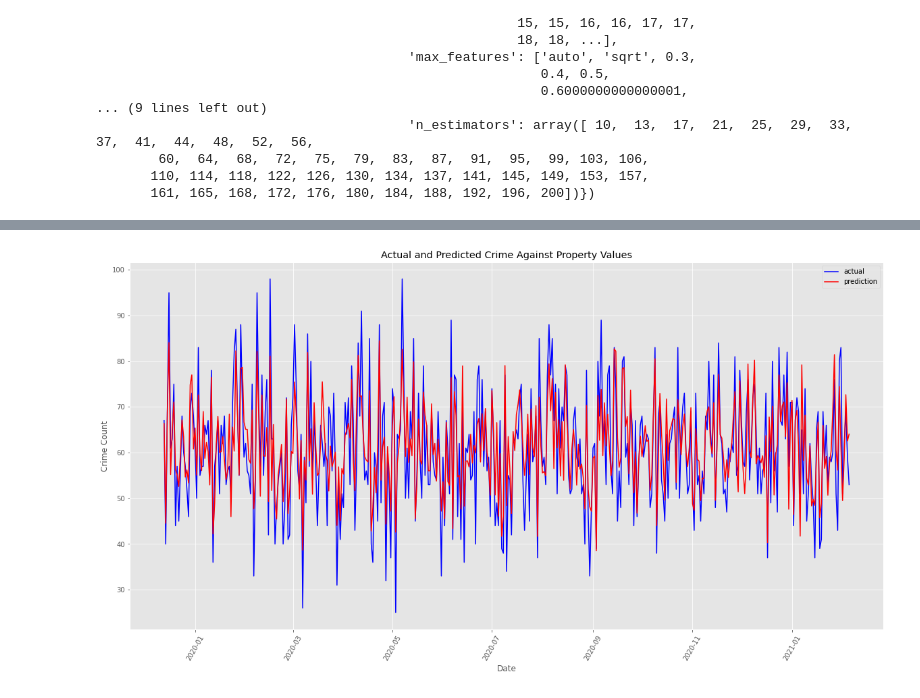
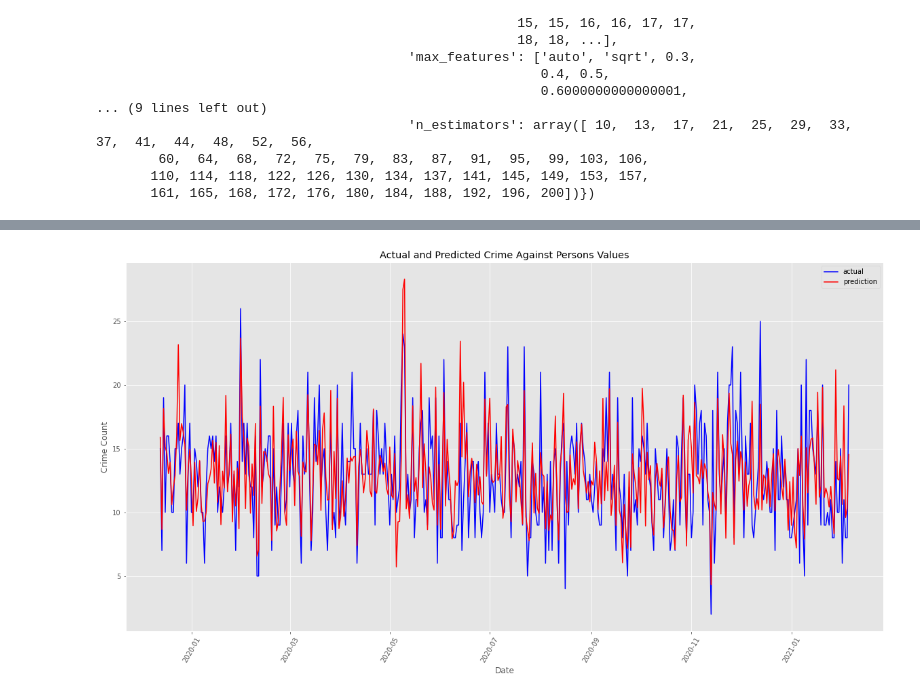
Before and after one commit to hudsonbat/Data-205, a Jupyter notebook: Regression_Trees_All.ipynb, the cells around one changed output, grey strips where cells are left out. Saved outputs shown, nothing was run; the diff lists cells and outputs as text; code cells hidden in the pictures.

```diff
--- a/Regression_Trees_All.ipynb
+++ b/Regression_Trees_All.ipynb
@@ -810,9 +810,9 @@ plotImportances(top_importances3, top_features_list3)
 # %% [output]
 [figure]
 # %%
-rs2 = RandomizedSearchCV(estimator, param_grid_orig, n_jobs=-1, cv=KFold(5, shuffle=False), n_iter=5)
+rs3 = RandomizedSearchCV(estimator, param_grid_orig, n_jobs=-1, cv=KFold(5, shuffle=False), n_iter=5)
 
-rs2.fit(train2, train_labels2)
+rs3.fit(train3, train_labels3)
 # %% [output]
 RandomizedSearchCV(cv=KFold(n_splits=5, random_state=None, shuffle=False),
                    estimator=RandomForestRegressor(random_state=4), n_iter=5,
@@ -858,0 +834,4 @@ accuracy2
+# %%
+best_model3 = rs3.best_estimator_
+predictions3 = best_model3.predict(test3)
+mean_absolute_error(test_labels3, predictions3)
@@ -870,11 +870,11 @@ plotImportances(top_importances2, top_features_list2)
 # %%
-plt.plot(dates, test_labels2, 'b-', label = 'actual')# Plot the predicted values
-plt.plot(dates, predictions2, 'r-', label = 'prediction')
+plt.plot(dates, test_labels3, 'b-', label = 'actual')# Plot the predicted values
+plt.plot(dates, predictions3, 'r-', label = 'prediction')
 plt.xticks(rotation = '60');
 plt.legend()# Graph labels
-plt.xlabel('Date'); plt.ylabel('Crime Count'); plt.title('Actual and Predicted Crime Against Property Values');
+plt.xlabel('Date'); plt.ylabel('Crime Count'); plt.title('Actual and Predicted Crime Against Persons Values');
 fig = plt.gcf()
 fig.set_size_inches(20,10)
 plt.show()
 # %% [output]
-[figure, old version]
+[figure, new version]
```
Also changed, not shown: parts of 15 cells of this notebook.
